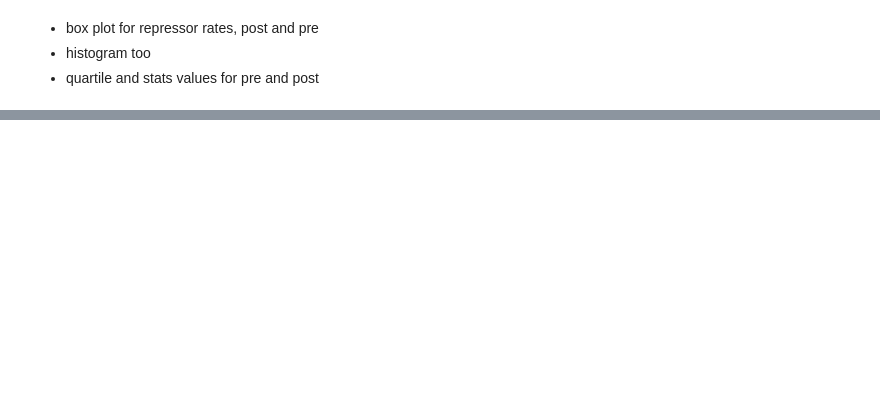
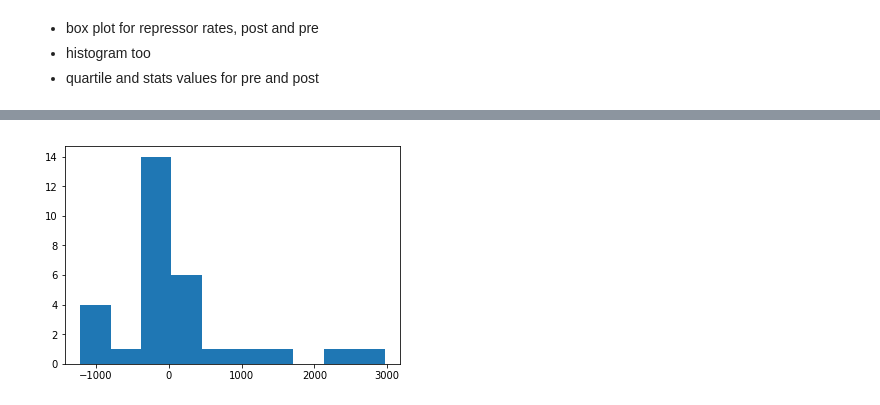
Before and after one commit to SpecCRA/vasopressIN, a Jupyter notebook: analysis_notebook.ipynb, the cells around one changed output, grey strips where cells are left out. Drawn from its saved outputs; the diff is of its cells as text; code cells hidden in the pictures; blank space fills up the shorter version.

Commit message:
made crude final plots

```diff
--- a/analysis_notebook.ipynb
+++ b/analysis_notebook.ipynb
@@ -575,0 +657,4 @@ dtype: object
+# %%
+prevas_df['Vasopressin Stop Date'] = prevas_df['Vasopressin Stop Date'].astype(str)
+prevas_df['Vasopressin Stop Time'] = prevas_df['Vasopressin Stop Time'].astype(str)
+prevas_df['Vasopressin Stop'] = prevas_df['Vasopressin Stop Date'] + ' ' + prevas_df['Vasopressin Stop Time']
@@ -575,0 +677,2 @@ dtype: object
+# %%
+prevas_df['Vasopressin Stop'] = pd.to_datetime(prevas_df['Vasopressin Stop'])
@@ -575,0 +685,3 @@ dtype: object
+# %%
+prevas_df['Difference'] = prevas_df['Discontinue Time'] - prevas_df['Vasopressin Stop']
+prevas_df['Difference'] = prevas_df['Difference'].apply(lambda time_diff: (int(time_diff.total_seconds()/60)))
@@ -615,0 +854,11 @@ plt.show()
+# %%
+# time differences variables
+x_prediff = prevas_df['Difference']
+x_postdiff = postvas_df['Difference']
+# %%
+# histogram of pre restriction time difference
+
+plt.hist(x_prediff)
+plt.show()
+# %% [output]
+[figure, added]
```
Also changed, not shown: parts of 24 cells of this notebook.
